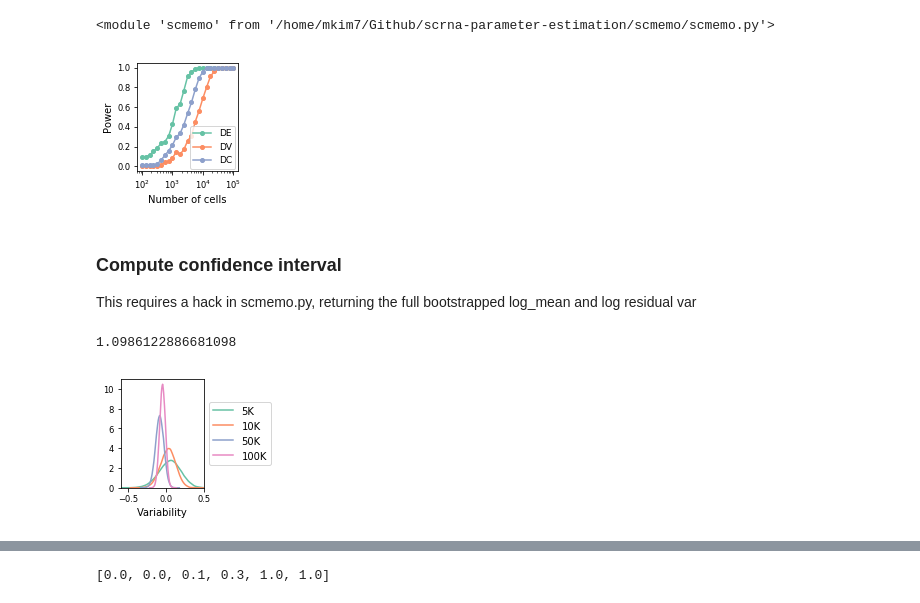
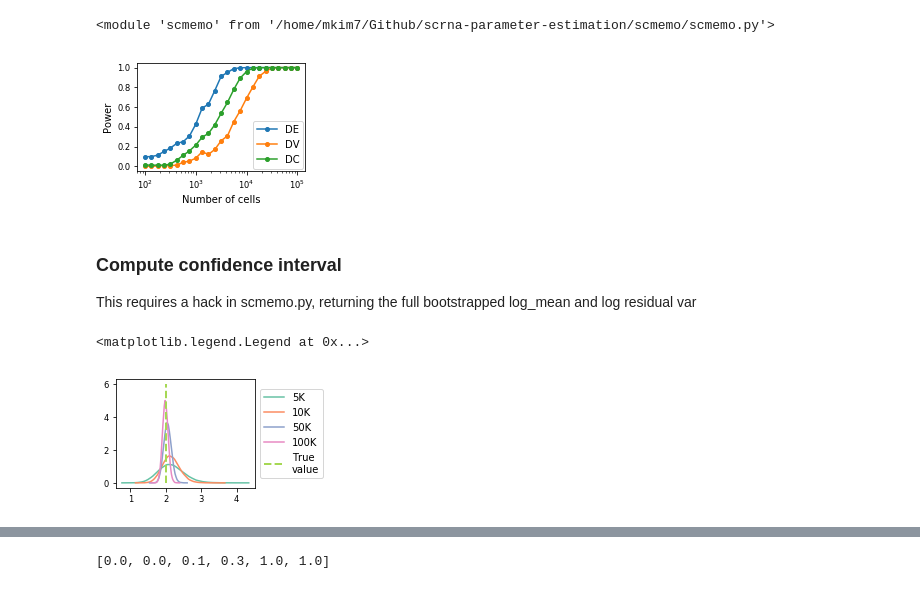
Before and after one commit to yelabucsf/scrna-parameter-estimation, a Jupyter notebook: examples/simulation/figure_generation/power_fpr_analysis.ipynb, the cells around one changed output, grey strips where cells are left out. Saved outputs shown, nothing was run; the diff lists cells and outputs as text; code cells hidden in the pictures.

```diff
--- a/examples/simulation/figure_generation/power_fpr_analysis.ipynb
+++ b/examples/simulation/figure_generation/power_fpr_analysis.ipynb
@@ -233,13 +233,16 @@ def hypothesis_test(adata, ci=False):
     estimator.beta_sq = p_sq
 
     estimator.compute_observed_moments()
+    estimator.mean_var_slope = 1
+    estimator.mean_var_inter = 0
     estimator.estimate_1d_parameters()
     estimator.estimate_2d_parameters(
         gene_list_1=['gene_A'],
         gene_list_2=['gene_B'])
 
 
-    a = estimator.compute_confidence_intervals_1d(
+    if ci:
+        return estimator.compute_confidence_intervals_1d(
         groups=['ctrl','stim'],
         groups_to_compare=[('ctrl', 'stim')])
 
@@ -249,9 +252,6 @@ def hypothesis_test(adata, ci=False):
         groups=['ctrl','stim'],
         groups_to_compare=[('ctrl', 'stim')])
 
-    if ci:
-        return a
-
     detected_de = estimator.hypothesis_test_result_1d[('ctrl', 'stim')]['de_pval'][0] < 0.05
     detected_dv = estimator.hypothesis_test_result_1d[('ctrl', 'stim')]['dv_pval'][1] < 0.05
     detected_dc = estimator.hypothesis_test_result_2d[('ctrl', 'stim')]['dcorr_pval'][0][0] < 0.05
@@ -300,35 +300,38 @@ for idx, N in enumerate(Ns):
     dv_power.append(np.nanmean(dv_success))
     dc_power.append(np.nanmean(dc_success))
 # %%
-with open('de_power_all.pkl', 'wb') as f:
-    pkl.dump(de_power, f)
-with open('dv_power_all.pkl', 'wb') as f:
-    pkl.dump(dv_power, f)
-with open('dc_power_all.pkl', 'wb') as f:
-    pkl.dump(dc_power, f)
+# with open('de_power_all.pkl', 'wb') as f:
+#     pkl.dump(de_power, f)
+# with open('dv_power_all.pkl', 'wb') as f:
+#     pkl.dump(dv_power, f)
+# with open('dc_power_all.pkl', 'wb') as f:
+#     pkl.dump(dc_power, f)
+# %%
+with open('de_power_all.pkl', 'rb') as f:
+    de_power = pkl.load(f)
+with open('dv_power_all.pkl', 'rb') as f:
+    dv_power = pkl.load(f)
+with open('dc_power_all.pkl', 'rb') as f:
+    dc_power = pkl.load(f)
 # %%
-params = {'legend.fontsize': 9}
+#params = {'legend.fontsize': 9}
 pylab.rcParams.update(params)
-plt.figure(figsize=(1.8, 2))
+plt.figure(figsize=(3, 2))
 plt.plot(Ns,de_power, 'o-', ms=4)
 plt.plot(Ns,dv_power, 'o-', ms=4)
 plt.plot(Ns,dc_power, 'o-', ms=4)
 plt.xscale('log')
 plt.xlabel('Number of cells')
 plt.ylabel('Power')
 plt.legend(['DE', 'DV', 'DC'], loc='lower right', bbox_to_anchor=(0.52, -0.02, 0.5, 0.5))
 plt.savefig('power.pdf', bbox_inches='tight')
 # %% [output]
-[figure, old version]
+[figure, new version]
 # %% [markdown]
 ### Compute confidence interval
 
 This requires a hack in scmemo.py, returning the full bootstrapped log_mean and log residual var
 # %%
 Ns = [5000, 10000, 50000, 100000]
-# %%
-np.log(A_mean_ctrl)
-# %% [output]
-1.0986122886681098
 # %%
 full_adata = simulate(int(Ns[-1]))
@@ -335,6 +340,7 @@ full_adata = simulate(int(Ns[-1]))
 # %%
+imp.reload(scmemo)
 sns.set_palette('Set2')
-plt.figure(figsize=(1.5, 2));
+plt.figure(figsize=(2.5, 2));
 #plt.subplots_adjust(wspace=0.3)
 full_adata = simulate(int(Ns[-1]))
 
@@ -351,16 +357,17 @@ full_adata = simulate(int(Ns[-1]))
 
 
 # plt.subplot(1, 2, 2)
+dists = []
 for N in Ns:
 
     adata = full_adata.copy()
     sc.pp.subsample(adata, n_obs=int(N))
     mean_boot, res_var_boot = hypothesis_test(adata, ci=True)
-    robust_hist(np.log(res_var_boot['ctrl']), hist=False, label='{}K'.format(int(N/1000)))
-plt.xlim(-0.6, 0.5)
-plt.xlabel('Variability')
+    dists.append(res_var_boot['ctrl'])
+    robust_hist(res_var_boot['ctrl'], hist=False, label='{}K'.format(int(N/1000)))
+plt.plot([2, 2], [0, 6], '--', label='True\nvalue', lw=2)
+
 plt.legend(loc='center left', bbox_to_anchor=(1, 0.5))
-
-plt.savefig('ci_numcells_2.pdf', bbox_inches='tight')
 # %% [output]
+<matplotlib.legend.Legend at 0x...>
-[figure, old version]
+[figure, new version]
```
Also changed, not shown: parts of 3 cells of this notebook, 4 other files.
